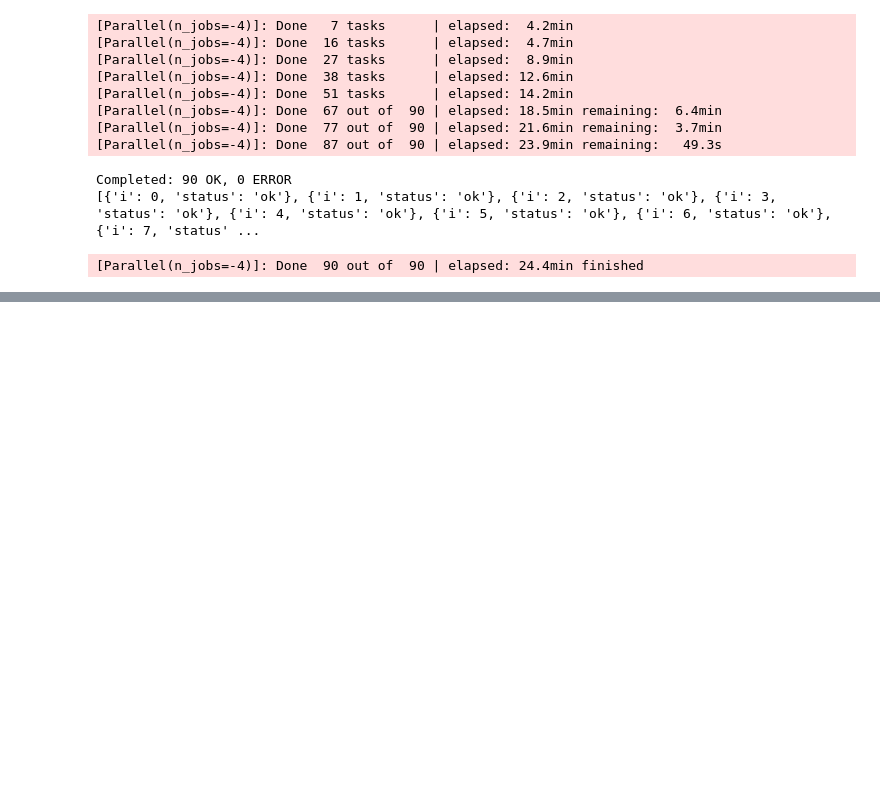
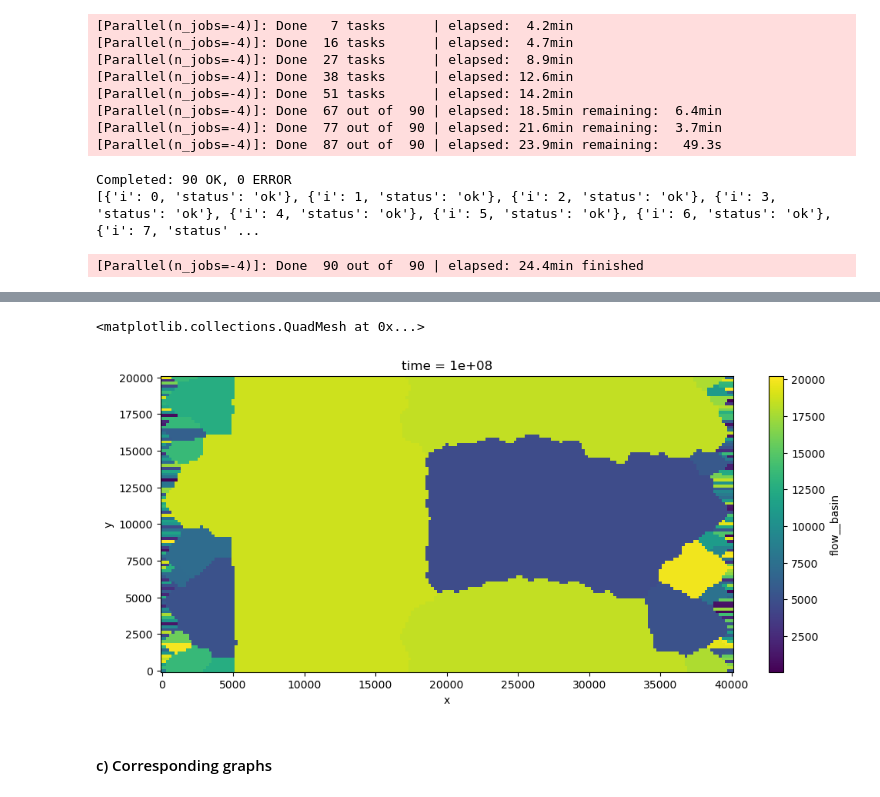
Before and after one commit to maltespringer/Landscape_Evolution_Modelling_FastScape_Graph_Theory, a Jupyter notebook: Project_ESPM_Test.ipynb, the cells around one changed output, grey strips where cells are left out. Saved outputs shown, nothing was run; the diff lists cells and outputs as text; code cells hidden in the pictures; blank space fills up the shorter version.

```diff
--- a/Project_ESPM_Test.ipynb
+++ b/Project_ESPM_Test.ipynb
@@ -1387,0 +403,7 @@ _ = metric_analysis(SIM=SIM_Prec_03, metric="diameter", node_based=False, visual
+# %%
+results_test[0].flow__basin.isel(time=-1).plot(figsize=(12, 5))
+# %% [output]
+<matplotlib.collections.QuadMesh at 0x...>
+[figure, added]
+# %% [markdown]
+#### c) Corresponding graphs
```
Also changed, not shown: parts of 99 cells of this notebook, 1 other file.
